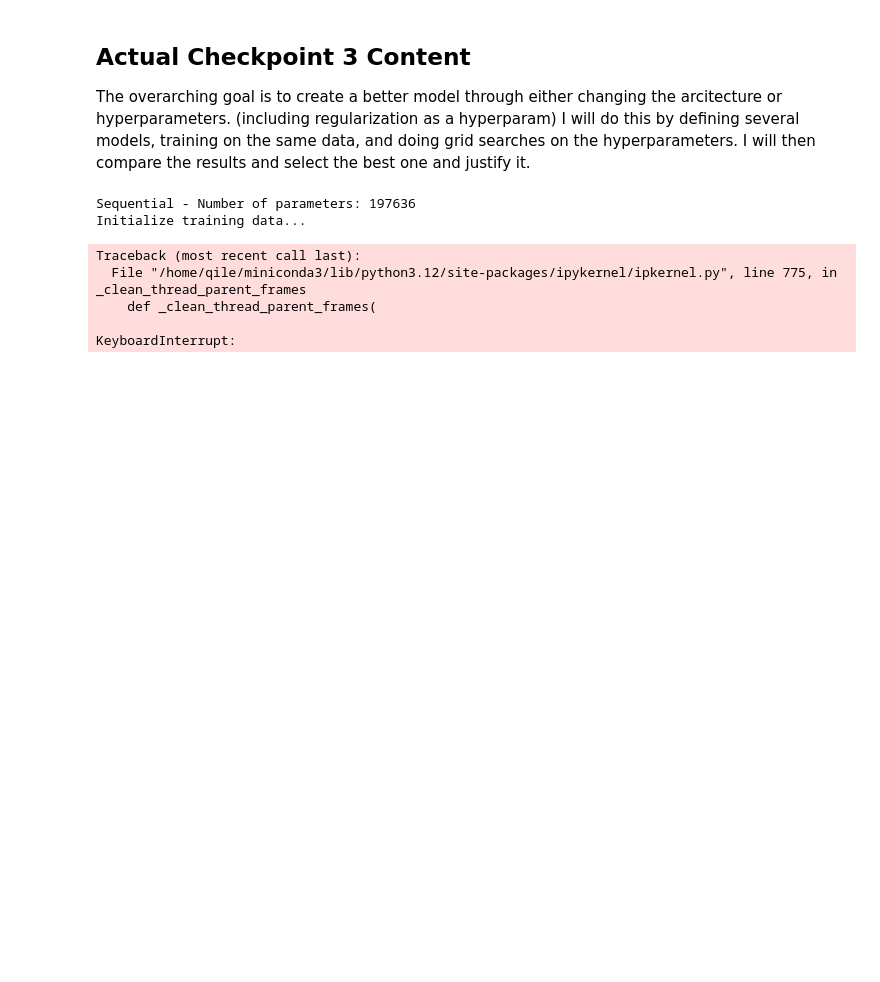
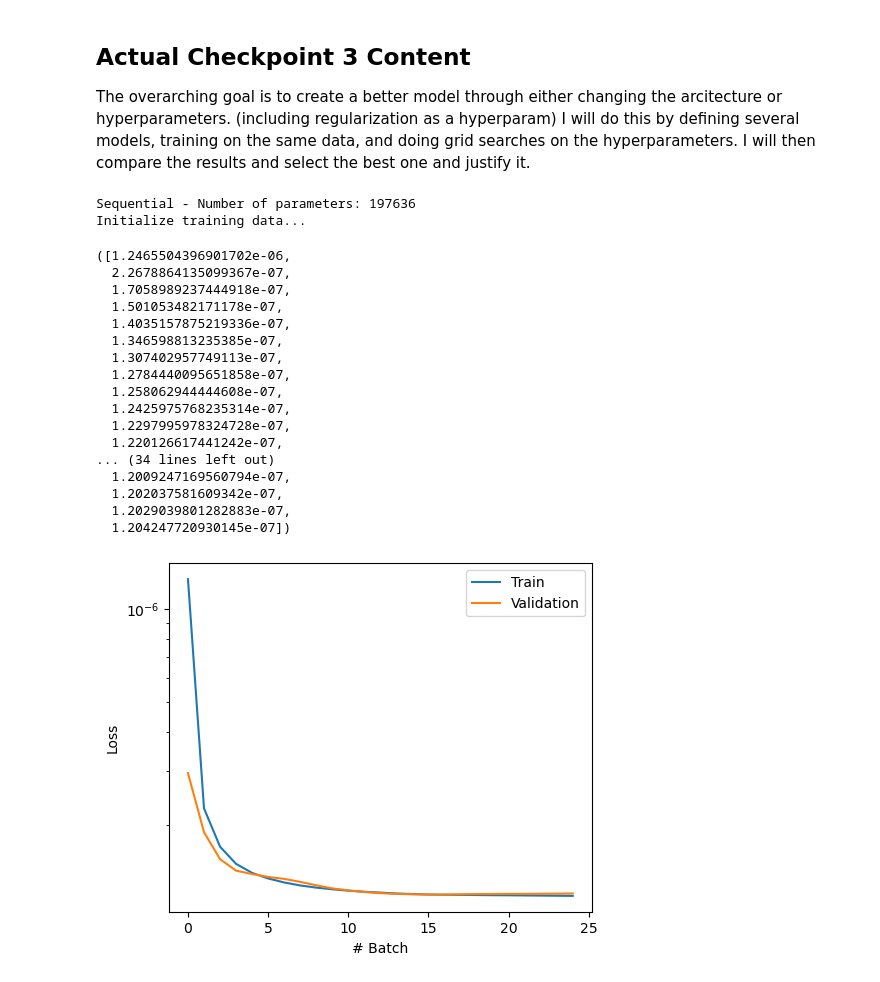
Before and after one commit to Qile0317/bioe142-final-project, a Jupyter notebook: checkpoint3.ipynb, the cells around one changed output. Cells and saved outputs as stored; diff of their text form; code cells hidden in the pictures; blank space fills up the shorter version.

```diff
--- a/checkpoint3.ipynb
+++ b/checkpoint3.ipynb
@@ -235,31 +233,44 @@ def create_model(model_class: Callable) -> nn.Module:
 # %%
 # I will start off by using the "naive" model from last time as a baseline and try to iteratively improve.
 class SingleHiddenLayerFc(nn.Module):
     def __init__(self):
         super().__init__()
         self.layers = nn.Sequential(
             nn.Linear(384, 128),
             nn.ReLU(),
             nn.Linear(128, 1)
         )
 
     def forward(self, x):
         return self.layers(x)
 
 trainer = ANITrainer(
     model=create_model(SingleHiddenLayerFc),
     batch_size=1024,
     learning_rate=1e-4,
-    epoch=100,
+    epoch=25,
     l2=1e-4
 )
 
 trainer.train(train_data=train_data, val_data=val_data, early_stop=True, draw_curve=True)
 # %% [output]
 Sequential - Number of parameters: 197636
 Initialize training data...
-Traceback (most recent call last):
-  File "/home/qile/miniconda3/lib/python3.12/site-packages/ipykernel/ipkernel.py", line 775, in _clean_thread_parent_frames
-    def _clean_thread_parent_frames(
-
-KeyboardInterrupt:
+([1.2465504396901702e-06,
+  2.2678864135099367e-07,
+  1.7058989237444918e-07,
+  1.501053482171178e-07,
+  1.4035157875219336e-07,
+  1.346598813235385e-07,
+  1.307402957749113e-07,
+  1.2784440095651858e-07,
+  1.258062944444608e-07,
+  1.2425975768235314e-07,
+  1.2297995978324728e-07,
+  1.220126617441242e-07,
+... (34 lines left out)
+  1.2009247169560794e-07,
+  1.202037581609342e-07,
+  1.2029039801282883e-07,
+  1.204247720930145e-07])
+[figure, added]
```
Also changed, not shown: parts of 3 cells of this notebook, 1 other file.
